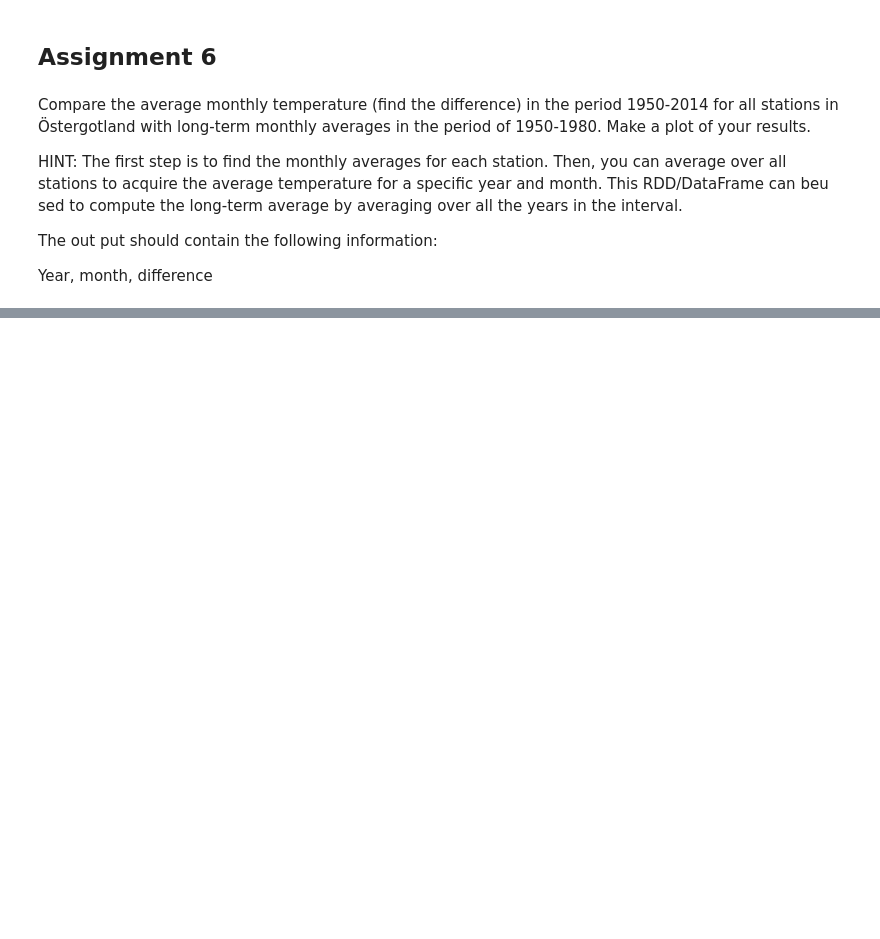
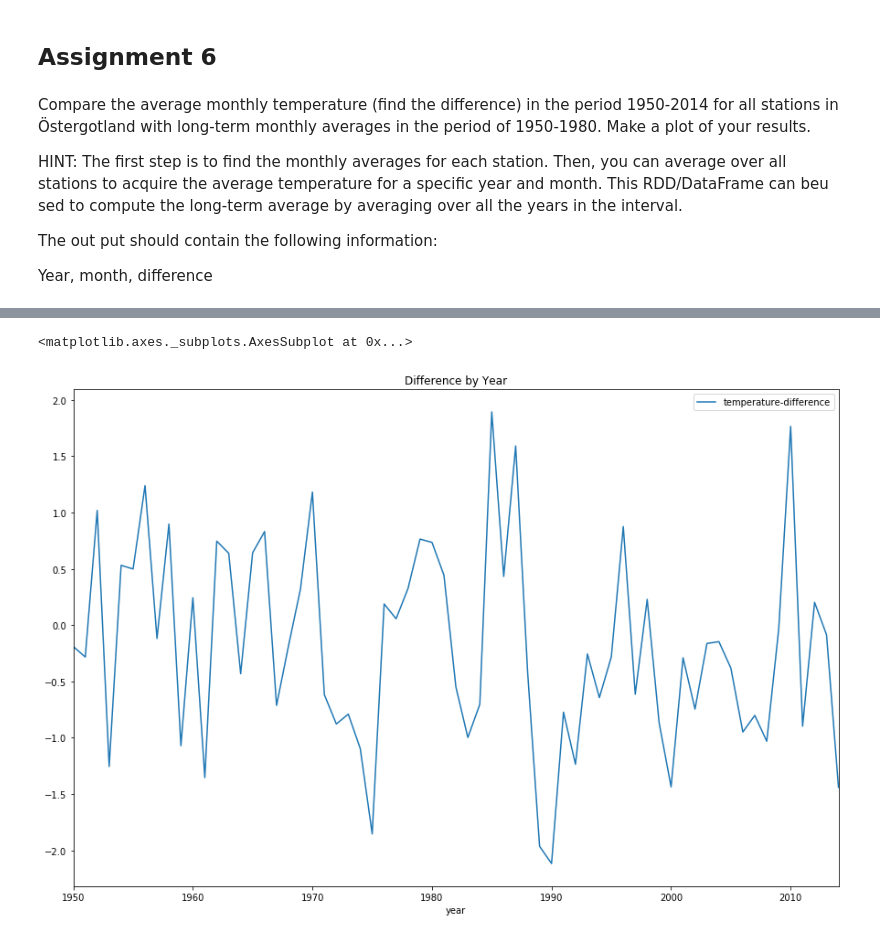
Before and after one commit to flennic/big-data-analytics, a Jupyter notebook: lab03/lab03.ipynb, the cells around one changed output, grey strips where cells are left out. Saved outputs shown, nothing was run; the diff lists cells and outputs as text; code cells hidden in the pictures; blank space fills up the shorter version.

```diff
--- a/lab03/lab03.ipynb
+++ b/lab03/lab03.ipynb
@@ -339,0 +406,34 @@ Year, month, difference
+# %%
+%%time
+
+global res_t
+global res_s
+
+res_t = temperature_readings.map(lambda l: l.split(";"))
+res_s = station_oster_readings.map(lambda l: l.split(";"))
+
+res_s = res_s.map(lambda m: int(m[0])).collect()
+res_s = sc.broadcast(value=res_s)
+
+res_t = res_t.map(lambda p: Row(year=int(p[1].split("-")[0]), month=int(p[1].split("-")[1]), day=int(p[1].split("-")[2]), station=int(p[0]), temp=float(p[3])))
+res_t = sc_sql.createDataFrame(res_t)
+res_t = res_t.filter((res_t['year'] >= 1950) & (res_t['year'] <= 2014))
+res_t = res_t.where(res_t['station'].isin(res_s.value))
+res_t = res_t.groupBy('year', 'month', 'day', 'station')
+res_t = res_t.agg(F.max('temp').alias('temp_max'), F.min('temp').alias('temp_min'))
+
+res_t = res_t.withColumn('davg', (res_t['temp_max'] + res_t['temp_min'])/2)
+res_t = res_t.select('year', 'month', 'day', 'station', 'davg')
+res_t = res_t.groupBy('year', 'month', 'station').agg(F.mean('davg').alias('davg'))
+res_t = res_t.groupBy('year', 'month').agg(F.mean('davg').alias('davg'))
+
+res_t_bigger_range = res_t.filter((res_t['year'] >= 1950) & (res_t['year'] <= 1980))
+res_t_bigger_range = res_t_bigger_range.groupBy('month').agg(F.mean('davg').alias('average-temperature'))
+
+res = res_t_bigger_range.join(res_t, "month")
+res = res.withColumn('temperature-difference', res['average-temperature'] - res['davg'])
+res = res.select('year', 'month', 'temperature-difference')
+
+global df
+
+df = res.orderBy(['year', 'month']).toPandas()
@@ -339,0 +457,12 @@ Year, month, difference
+# %%
+# Difference by Year-Month
+df['date'] = df['year'].map(str) + "-" + df['month'].map(str)
+df.plot.line(x = 'date', y = 'temperature-difference', figsize=(15,10), title = "Difference by Year-Month");
+# %%
+# Difference by Year
+df2 = df.groupby(['year'])['temperature-difference'].mean().to_frame()
+df2.reset_index(level=0, inplace=True)
+df2.plot.line(x = 'year', y = 'temperature-difference', figsize=(15,10), title = "Difference by Year")
+# %% [output]
+<matplotlib.axes._subplots.AxesSubplot at 0x...>
+[figure, added]
```
Also changed, not shown: parts of 18 cells of this notebook, 1 other file.
